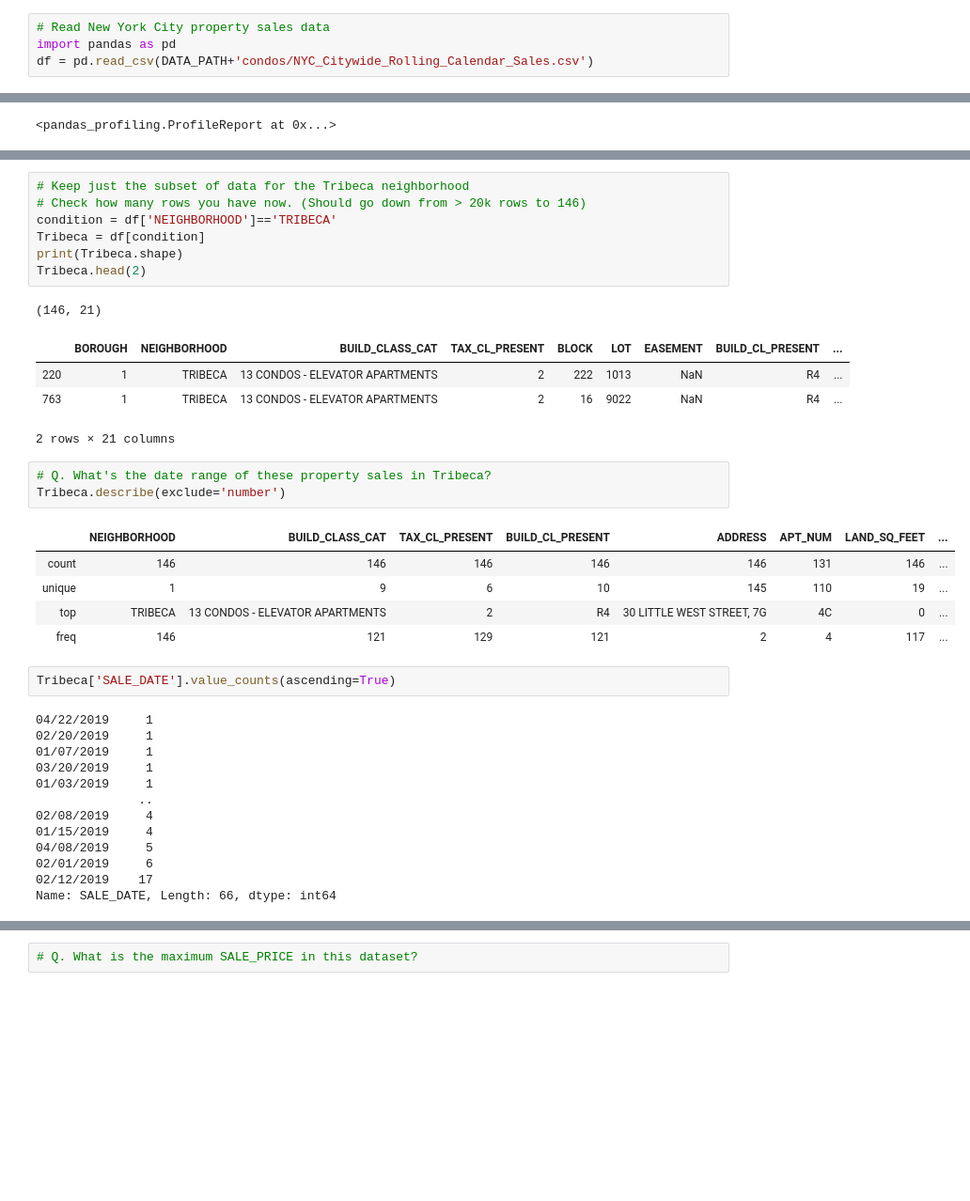
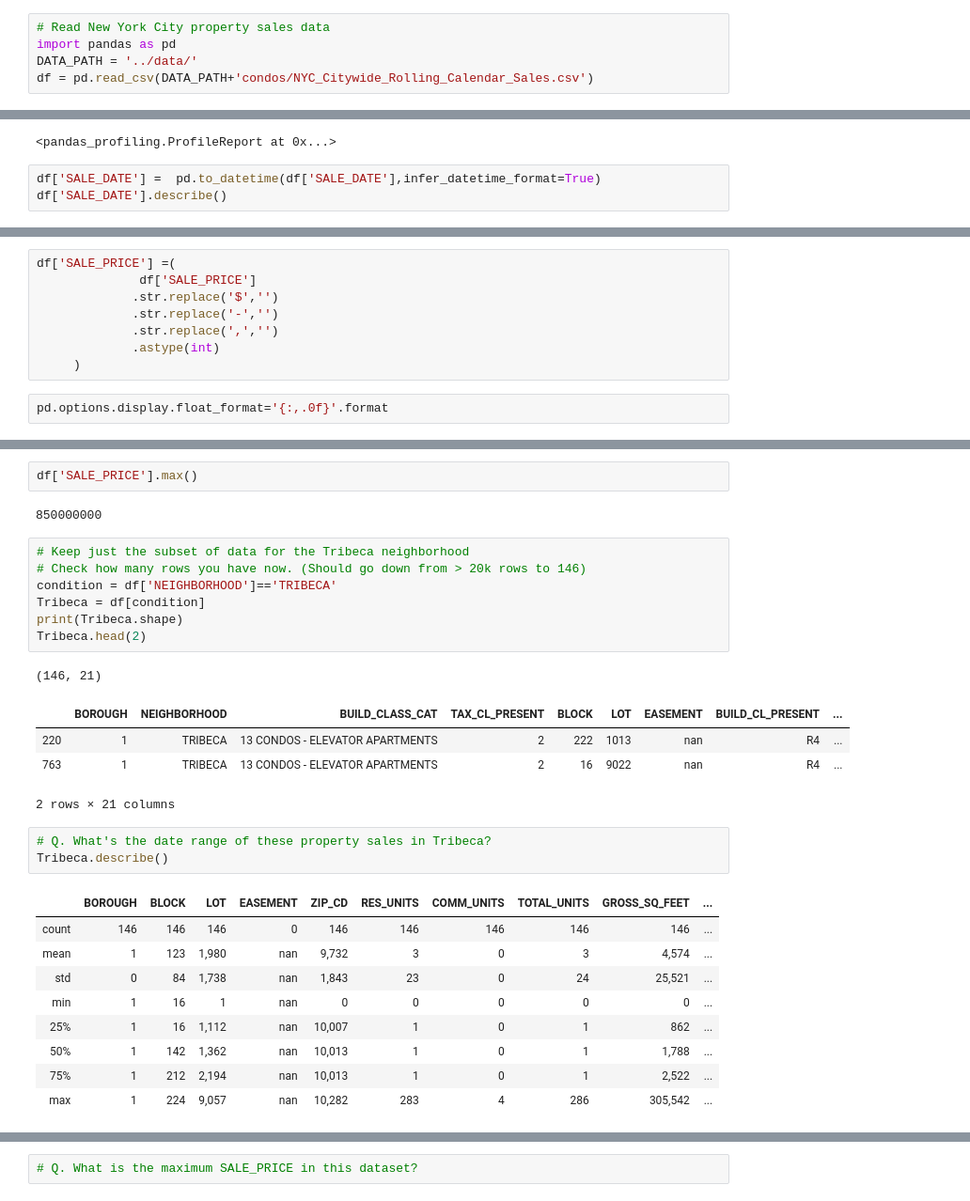
Before and after one commit to SwetaSengupta/DS-Unit-2-Applied-Modeling, a Jupyter notebook: module2-wrangle-ml-datasets/LS_DS_232_assignment.ipynb, the cells around one changed output, grey strips where cells are left out. Shown at 94% size. Saved outputs shown, nothing was run; the diff lists cells and outputs as text; blank space fills up the shorter version.

```diff
--- a/module2-wrangle-ml-datasets/LS_DS_232_assignment.ipynb
+++ b/module2-wrangle-ml-datasets/LS_DS_232_assignment.ipynb
@@ -34,6 +34,7 @@ else:
 # %%
 # Read New York City property sales data
 import pandas as pd
+DATA_PATH = '../data/'
 df = pd.read_csv(DATA_PATH+'condos/NYC_Citywide_Rolling_Calendar_Sales.csv')
 # %%
 print(df.shape)
@@ -116,3 +117,6 @@ from pandas_profiling import ProfileReport
 ProfileReport(df)
 # %% [output]
 <pandas_profiling.ProfileReport at 0x...>
+# %%
+df['SALE_DATE'] =  pd.to_datetime(df['SALE_DATE'],infer_datetime_format=True)
+df['SALE_DATE'].describe()
@@ -118,0 +131,10 @@ ProfileReport(df)
+# %%
+df['SALE_PRICE'] =(
+              df['SALE_PRICE']
+             .str.replace('$','')
+             .str.replace('-','')
+             .str.replace(',','')
+             .astype(int)
+     )
+# %%
+pd.options.display.float_format='{:,.0f}'.format
@@ -119,3 +153,7 @@ ProfileReport(df)
+# %%
+df['SALE_PRICE'].max()
+# %% [output]
+850000000
 # %%
 # Keep just the subset of data for the Tribeca neighborhood
 # Check how many rows you have now. (Should go down from > 20k rows to 146)
@@ -126,30 +164,19 @@ Tribeca.head(2)
 # %% [output]
 (146, 21)
 |  | BOROUGH | NEIGHBORHOOD | BUILD_CLASS_CAT | TAX_CL_PRESENT | BLOCK | LOT | EASEMENT | BUILD_CL_PRESENT | ... |
-| 220 | 1 | TRIBECA | 13 CONDOS - ELEVATOR APARTMENTS | 2 | 222 | 1013 | NaN | R4 | ... |
-| 763 | 1 | TRIBECA | 13 CONDOS - ELEVATOR APARTMENTS | 2 | 16 | 9022 | NaN | R4 | ... |
+| 220 | 1 | TRIBECA | 13 CONDOS - ELEVATOR APARTMENTS | 2 | 222 | 1013 | nan | R4 | ... |
+| 763 | 1 | TRIBECA | 13 CONDOS - ELEVATOR APARTMENTS | 2 | 16 | 9022 | nan | R4 | ... |
 2 rows × 21 columns
 # %%
 # Q. What's the date range of these property sales in Tribeca?
-Tribeca.describe(exclude='number')
+Tribeca.describe()
 # %% [output]
-|  | NEIGHBORHOOD | BUILD_CLASS_CAT | TAX_CL_PRESENT | BUILD_CL_PRESENT | ADDRESS | APT_NUM | LAND_SQ_FEET | ... |
-| count | 146 | 146 | 146 | 146 | 146 | 131 | 146 | ... |
-| unique | 1 | 9 | 6 | 10 | 145 | 110 | 19 | ... |
-| top | TRIBECA | 13 CONDOS - ELEVATOR APARTMENTS | 2 | R4 | 30 LITTLE WEST STREET, 7G | 4C | 0 | ... |
-| freq | 146 | 121 | 129 | 121 | 2 | 4 | 117 | ... |
+|  | BOROUGH | BLOCK | LOT | EASEMENT | ZIP_CD | RES_UNITS | COMM_UNITS | TOTAL_UNITS | GROSS_SQ_FEET | ... |
+| count | 146 | 146 | 146 | 0 | 146 | 146 | 146 | 146 | 146 | ... |
+| mean | 1 | 123 | 1,980 | nan | 9,732 | 3 | 0 | 3 | 4,574 | ... |
+| std | 0 | 84 | 1,738 | nan | 1,843 | 23 | 0 | 24 | 25,521 | ... |
+| min | 1 | 16 | 1 | nan | 0 | 0 | 0 | 0 | 0 | ... |
+| 25% | 1 | 16 | 1,112 | nan | 10,007 | 1 | 0 | 1 | 862 | ... |
+| 50% | 1 | 142 | 1,362 | nan | 10,013 | 1 | 0 | 1 | 1,788 | ... |
+| 75% | 1 | 212 | 2,194 | nan | 10,013 | 1 | 0 | 1 | 2,522 | ... |
+| max | 1 | 224 | 9,057 | nan | 10,282 | 283 | 4 | 286 | 305,542 | ... |
-# %%
-Tribeca['SALE_DATE'].value_counts(ascending=True)
-# %% [output]
-04/22/2019     1
-02/20/2019     1
-01/07/2019     1
-03/20/2019     1
-01/03/2019     1
-              ..
-02/08/2019     4
-01/15/2019     4
-04/08/2019     5
-02/01/2019     6
-02/12/2019    17
-Name: SALE_DATE, Length: 66, dtype: int64
```
Also changed, not shown: parts of 31 cells of this notebook.
